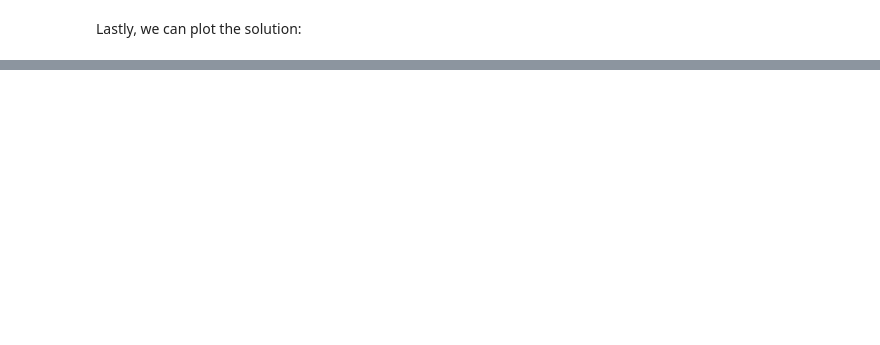
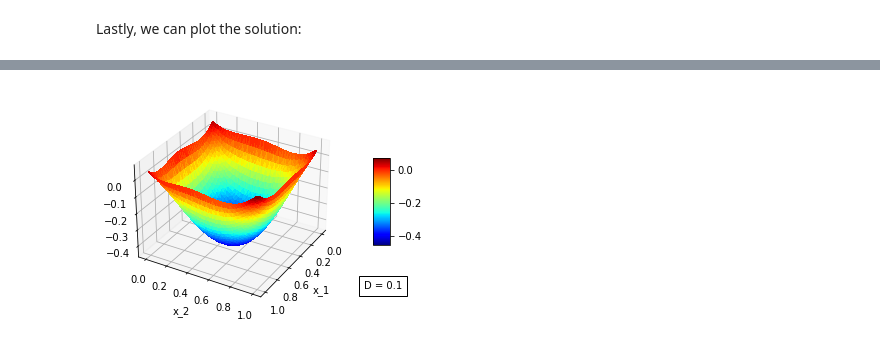
Before and after one commit to TomF98/torchphysics, a Jupyter notebook: examples/workshop/MLE_2023_Solution.ipynb, the cells around one changed output, grey strips where cells are left out. Cells and saved outputs as stored; diff of their text form; code cells hidden in the pictures; blank space fills up the shorter version.

```diff
--- a/examples/workshop/MLE_2023_Solution.ipynb
+++ b/examples/workshop/MLE_2023_Solution.ipynb
@@ -112,0 +102,8 @@ fig = tp.utils.plot(model, lambda u : u, plot_sampler)
+# %%
+import torchphysics as tp
+X = tp.spaces.R2('x')
+U = tp.spaces.R1('u')
+D = tp.spaces.R1('D')
+# %%
+omega = tp.domains.Parallelogram(X, [0,0], [1,0], [0,1])
+I_D = tp.domains.Interval(D, 0.1, 1.0)
@@ -112,0 +115,2 @@ fig = tp.utils.plot(model, lambda u : u, plot_sampler)
+# %%
+model = tp.models.FCN(input_space=X*D, output_space=U, hidden=(20,20,20))
@@ -112,0 +152,7 @@ fig = tp.utils.plot(model, lambda u : u, plot_sampler)
+# %%
+D_test = 0.1
+plot_sampler = tp.samplers.PlotSampler(plot_domain=omega,
+                                       n_points=2000, data_for_other_variables={'D': D_test})
+fig = tp.utils.plot(model, lambda u : u, plot_sampler)
+# %% [output]
+[figure, added]
```
Also changed, not shown: parts of 9 cells of this notebook, 1 other file.
